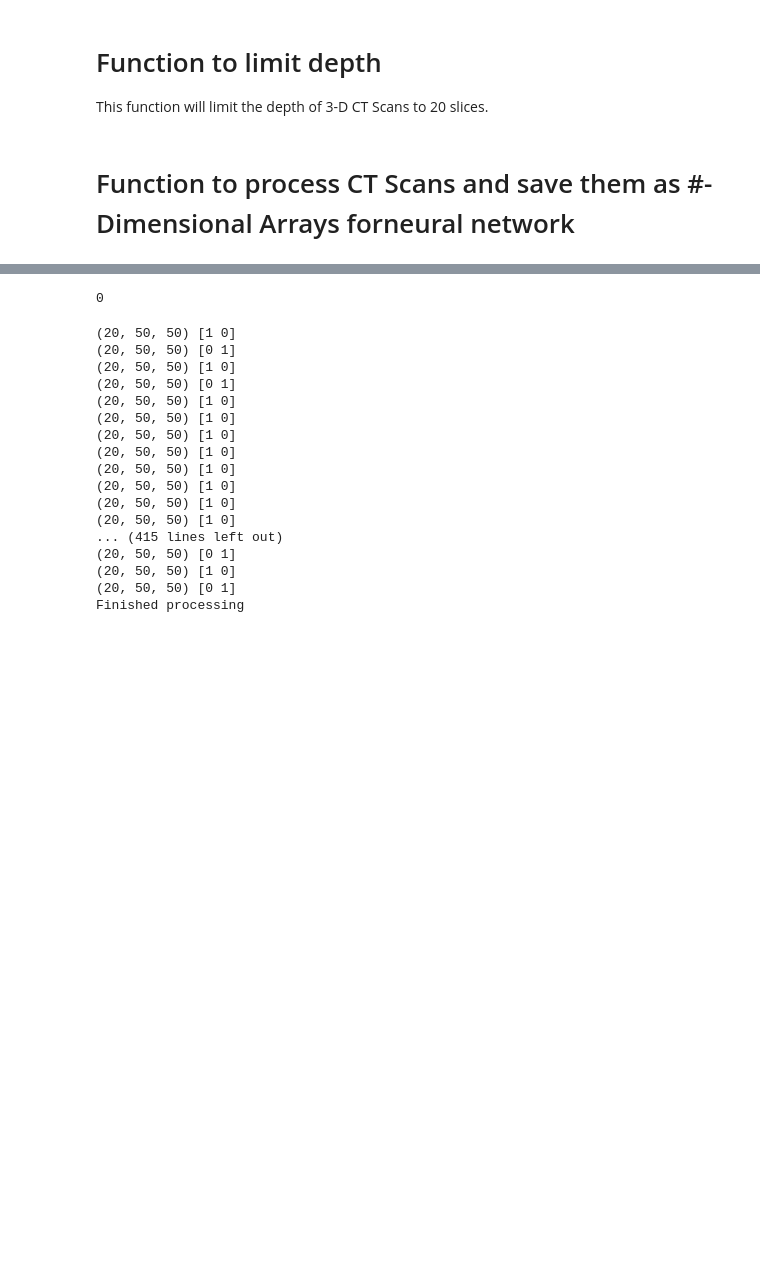
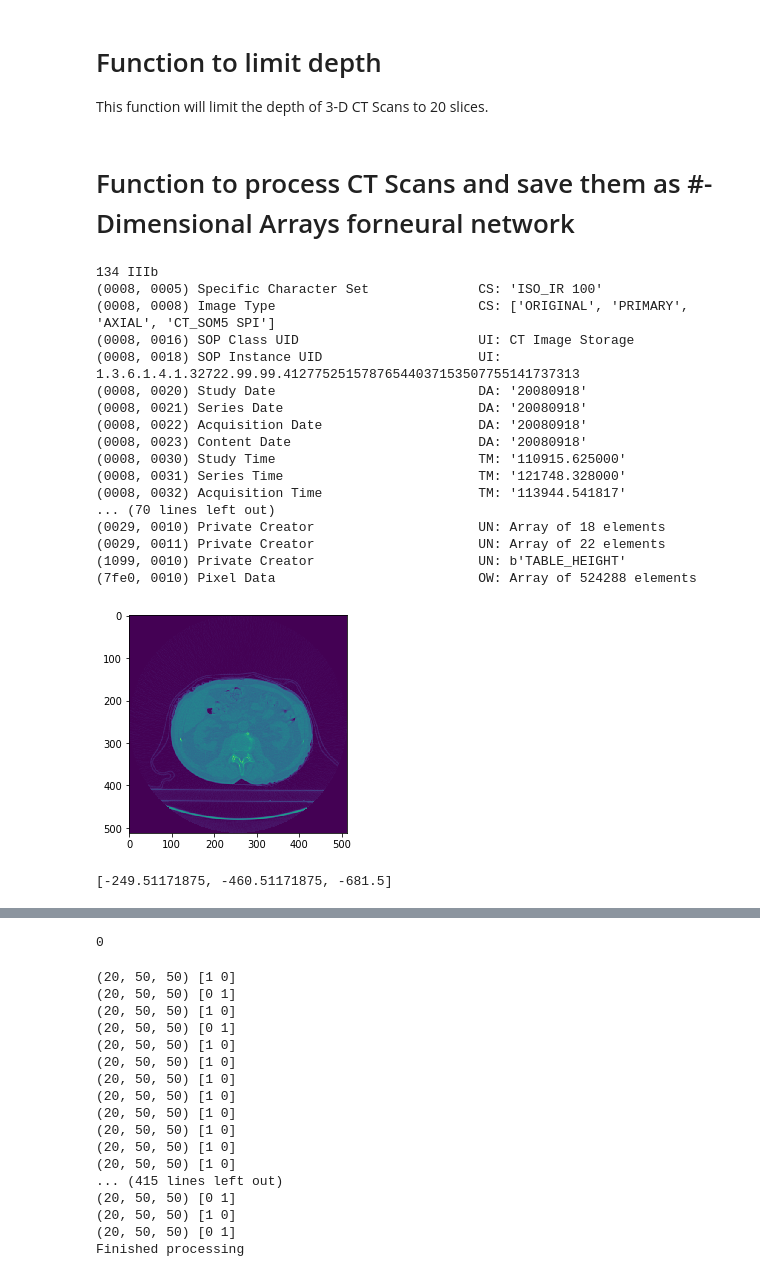
Before and after one commit to dantawesi/Lung-cancer-stage-classification, a Jupyter notebook: Lung cancer stage classification keras.ipynb, the cells around one changed output, grey strips where cells are left out. Cells and saved outputs as stored; diff of their text form; code cells hidden in the pictures; blank space fills up the shorter version.

```diff
--- a/Lung cancer stage classification keras.ipynb
+++ b/Lung cancer stage classification keras.ipynb
@@ -98,3 +124,37 @@ def process_data(patient, data_labels, img_pxl_size=20, hm_slices=20, vizualize
     return np.array(new_slices), label
 # %% [markdown]
 # Function to process CT Scans and save them as #-Dimensional Arrays forneural network
+# %%
+for patient in patients[:1]:
+    label = data_labels.get_value(patient,'Overall.Stage')
+    path = data_dir + patient
+    _, __, files = os.walk(path)
+    slices = [dicom.read_file(files[0] + '/' + s) for s in os.listdir(files[0])]
+    slices.sort(key = lambda x: float(x.ImagePositionPatient[2]))
+    print(len(slices), label)
+    print(slices[0])
+    plt.imshow(slices[0].pixel_array)
+    plt.show()
+# %% [output]
+134 IIIb
+(0008, 0005) Specific Character Set              CS: 'ISO_IR 100'
+(0008, 0008) Image Type                          CS: ['ORIGINAL', 'PRIMARY', 'AXIAL', 'CT_SOM5 SPI']
+(0008, 0016) SOP Class UID                       UI: CT Image Storage
+(0008, 0018) SOP Instance UID                    UI: 1.3.6.1.4.1.32722.99.99.41277525157876544037153507755141737313
+(0008, 0020) Study Date                          DA: '20080918'
+(0008, 0021) Series Date                         DA: '20080918'
+(0008, 0022) Acquisition Date                    DA: '20080918'
+(0008, 0023) Content Date                        DA: '20080918'
+(0008, 0030) Study Time                          TM: '110915.625000'
+(0008, 0031) Series Time                         TM: '121748.328000'
+(0008, 0032) Acquisition Time                    TM: '113944.541817'
+... (70 lines left out)
+(0029, 0010) Private Creator                     UN: Array of 18 elements
+(0029, 0011) Private Creator                     UN: Array of 22 elements
+(1099, 0010) Private Creator                     UN: b'TABLE_HEIGHT'
+(7fe0, 0010) Pixel Data                          OW: Array of 524288 elements
+[figure, added]
+# %%
+slices[0].ImagePositionPatient
+# %% [output]
+[-249.51171875, -460.51171875, -681.5]
```
Also changed, not shown: parts of 14 cells of this notebook, 1 other file.
